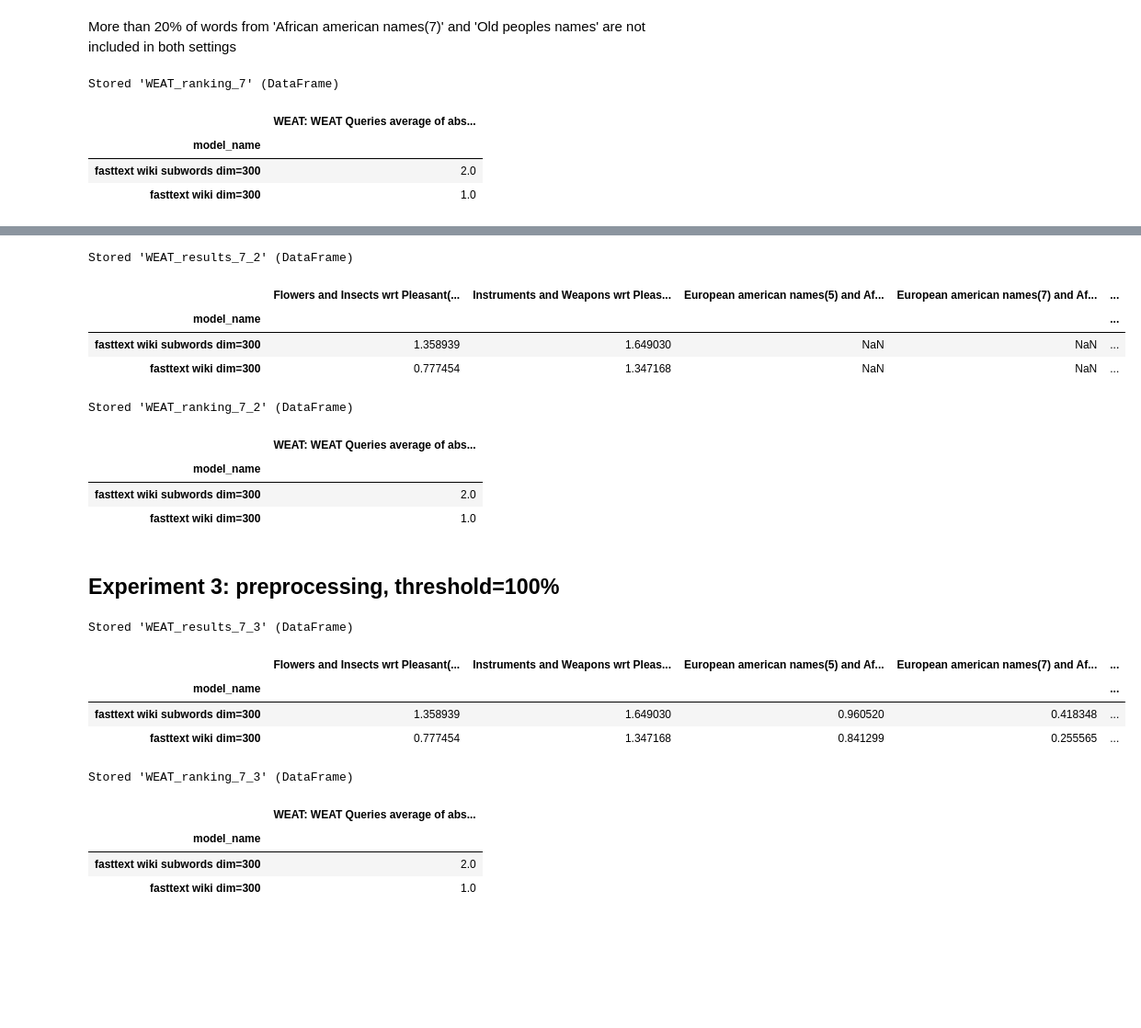
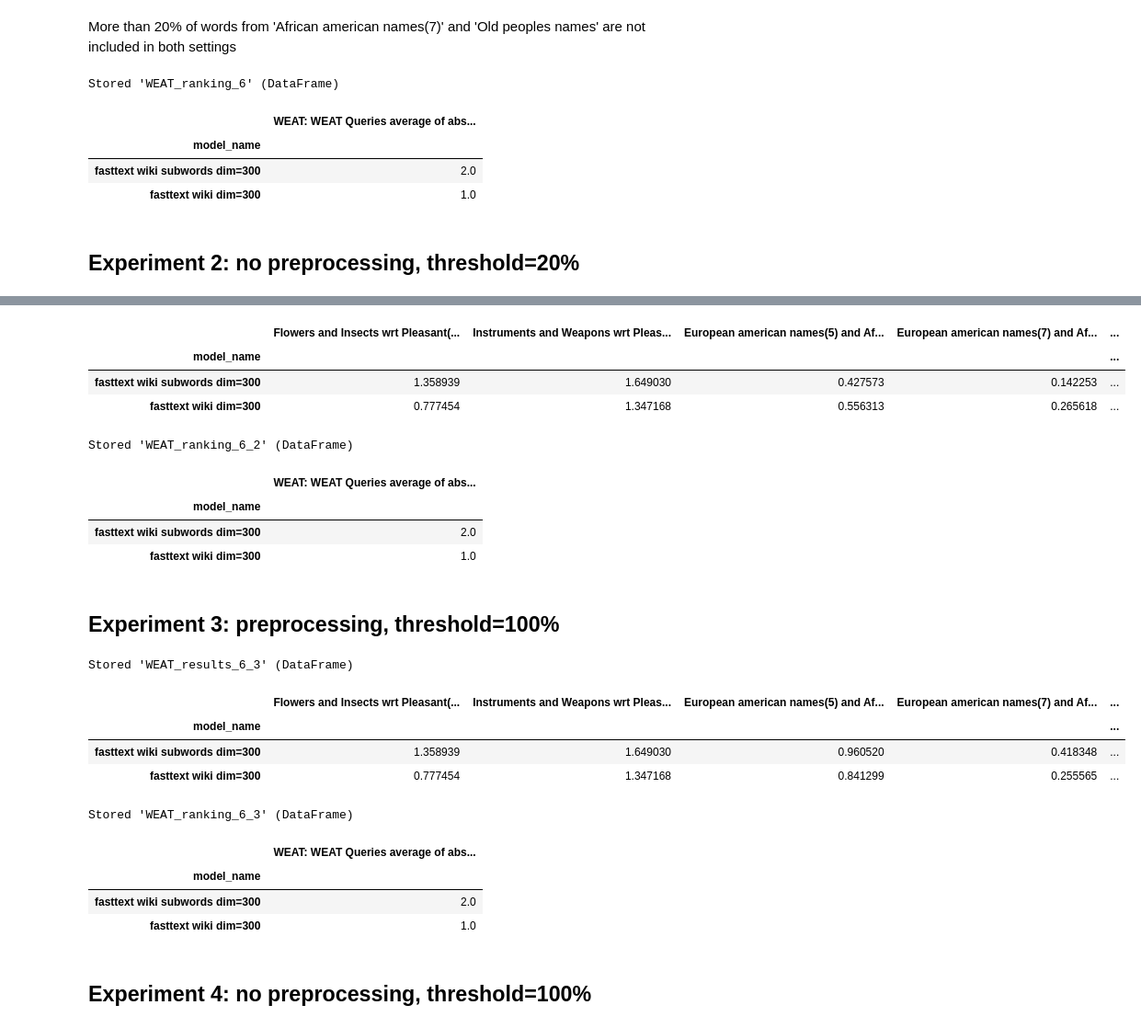
Before and after one commit to EmeraldaSesari/FEmpStudyofPWE, a Jupyter notebook: WEAT.ipynb, the cells around one changed output, grey strips where cells are left out. Shown at 92% size. Cells and saved outputs as stored; diff of their text form; code cells hidden in the pictures; blank space fills up the shorter version.

```diff
--- a/WEAT.ipynb
+++ b/WEAT.ipynb
@@ -885,30 +1220,29 @@ Stored 'WEAT_results_7' (DataFrame)
 # %% [markdown]
 More than 20% of words from 'African american names(7)' and 'Old peoples names' are not included in both settings
 # %%
-WEAT_ranking_7 = create_ranking([WEAT_results_7])
+WEAT_ranking_6 = create_ranking([WEAT_results_6])
 
-%store WEAT_ranking_7
-WEAT_ranking_7
+%store WEAT_ranking_6
+WEAT_ranking_6
 # %% [output]
-Stored 'WEAT_ranking_7' (DataFrame)
+Stored 'WEAT_ranking_6' (DataFrame)
 |  | WEAT: WEAT Queries average of abs... |
 | model_name |  |
 | fasttext wiki subwords dim=300 | 2.0 |
 | fasttext wiki dim=300 | 1.0 |
+# %% [markdown]
+## Experiment 2: no preprocessing, threshold=20%
 # %%
 models = [fasttext_1, fasttext_2]
 
-WEAT_results_7_2 = run_queries(
+WEAT_results_6_2 = run_queries(
     WEAT,
     queries,
     models,
-    metric_params={'preprocessor_args': {
-        'lowercase': True
-    }},
     aggregate_results=True,
     aggregation_function='abs_avg',
     queries_set_name='WEAT Queries')
 
-%store WEAT_results_7_2
-WEAT_results_7_2
+%store WEAT_results_6_2
+WEAT_results_6_2
 # %% [output]
@@ -931,15 +1250,14 @@ ERROR:root:At least one set of 'Young peoples names and Old peoples names wrt Pl
-Stored 'WEAT_results_7_2' (DataFrame)
 |  | Flowers and Insects wrt Pleasant(... | Instruments and Weapons wrt Pleas... | European american names(5) and Af... | European american names(7) and Af... | ... |
 | model_name |  |  |  |  | ... |
-| fasttext wiki subwords dim=300 | 1.358939 | 1.649030 | NaN | NaN | ... |
-| fasttext wiki dim=300 | 0.777454 | 1.347168 | NaN | NaN | ... |
+| fasttext wiki subwords dim=300 | 1.358939 | 1.649030 | 0.427573 | 0.142253 | ... |
+| fasttext wiki dim=300 | 0.777454 | 1.347168 | 0.556313 | 0.265618 | ... |
 # %%
-WEAT_ranking_7_2 = create_ranking([WEAT_results_7_2])
+WEAT_ranking_6_2 = create_ranking([WEAT_results_6_2])
 
-%store WEAT_ranking_7_2
-WEAT_ranking_7_2
+%store WEAT_ranking_6_2
+WEAT_ranking_6_2
 # %% [output]
-Stored 'WEAT_ranking_7_2' (DataFrame)
+Stored 'WEAT_ranking_6_2' (DataFrame)
 |  | WEAT: WEAT Queries average of abs... |
 | model_name |  |
 | fasttext wiki subwords dim=300 | 2.0 |
@@ -949,7 +1267,7 @@ Stored 'WEAT_ranking_7_2' (DataFrame)
 # %%
 models = [fasttext_1, fasttext_2]
 
-WEAT_results_7_3 = run_queries(
+WEAT_results_6_3 = run_queries(
     WEAT,
     queries,
     models,
@@ -961,22 +1279,24 @@ WEAT_results_7_3 = run_queries(
     aggregation_function='abs_avg',
     queries_set_name='WEAT Queries')
 
-%store WEAT_results_7_3
-WEAT_results_7_3
+%store WEAT_results_6_3
+WEAT_results_6_3
 # %% [output]
-Stored 'WEAT_results_7_3' (DataFrame)
+Stored 'WEAT_results_6_3' (DataFrame)
 |  | Flowers and Insects wrt Pleasant(... | Instruments and Weapons wrt Pleas... | European american names(5) and Af... | European american names(7) and Af... | ... |
 | model_name |  |  |  |  | ... |
 | fasttext wiki subwords dim=300 | 1.358939 | 1.649030 | 0.960520 | 0.418348 | ... |
 | fasttext wiki dim=300 | 0.777454 | 1.347168 | 0.841299 | 0.255565 | ... |
 # %%
-WEAT_ranking_7_3 = create_ranking([WEAT_results_7_3])
+WEAT_ranking_6_3 = create_ranking([WEAT_results_6_3])
 
-%store WEAT_ranking_7_3
-WEAT_ranking_7_3
+%store WEAT_ranking_6_3
+WEAT_ranking_6_3
 # %% [output]
-Stored 'WEAT_ranking_7_3' (DataFrame)
+Stored 'WEAT_ranking_6_3' (DataFrame)
 |  | WEAT: WEAT Queries average of abs... |
 | model_name |  |
 | fasttext wiki subwords dim=300 | 2.0 |
 | fasttext wiki dim=300 | 1.0 |
+# %% [markdown]
+## Experiment 4: no preprocessing, threshold=100%
```
Also changed, not shown: parts of 66 cells of this notebook.
